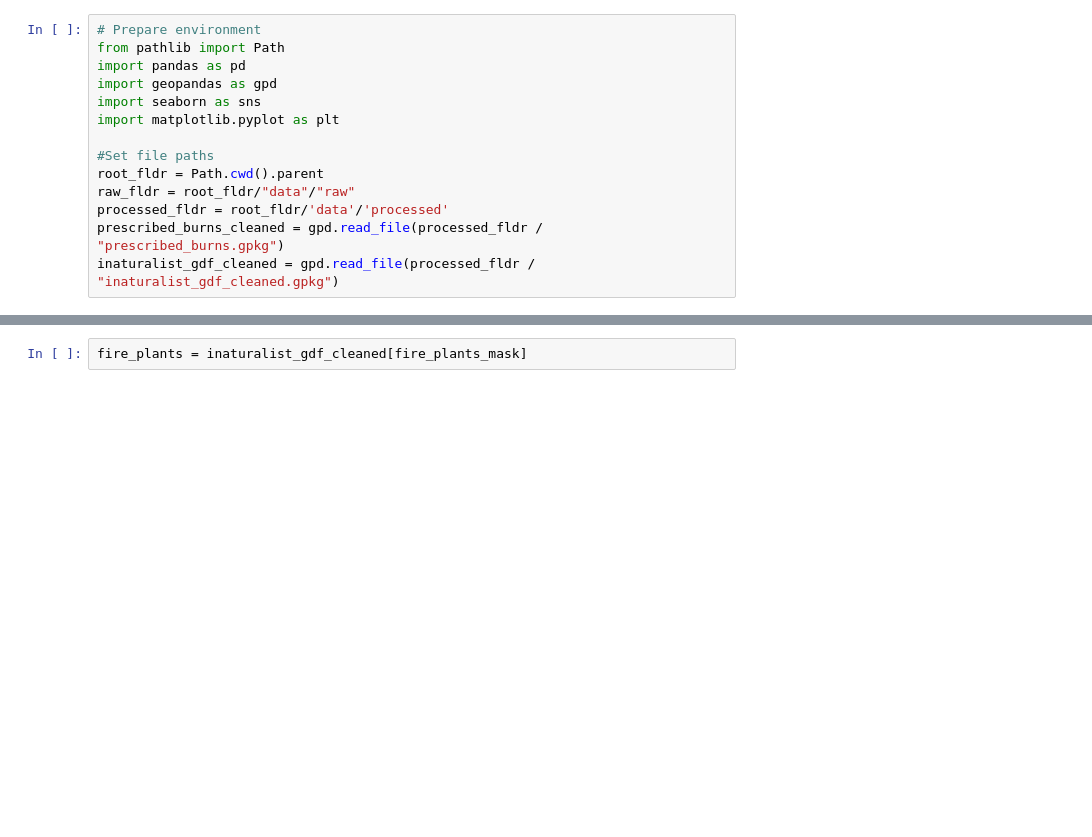
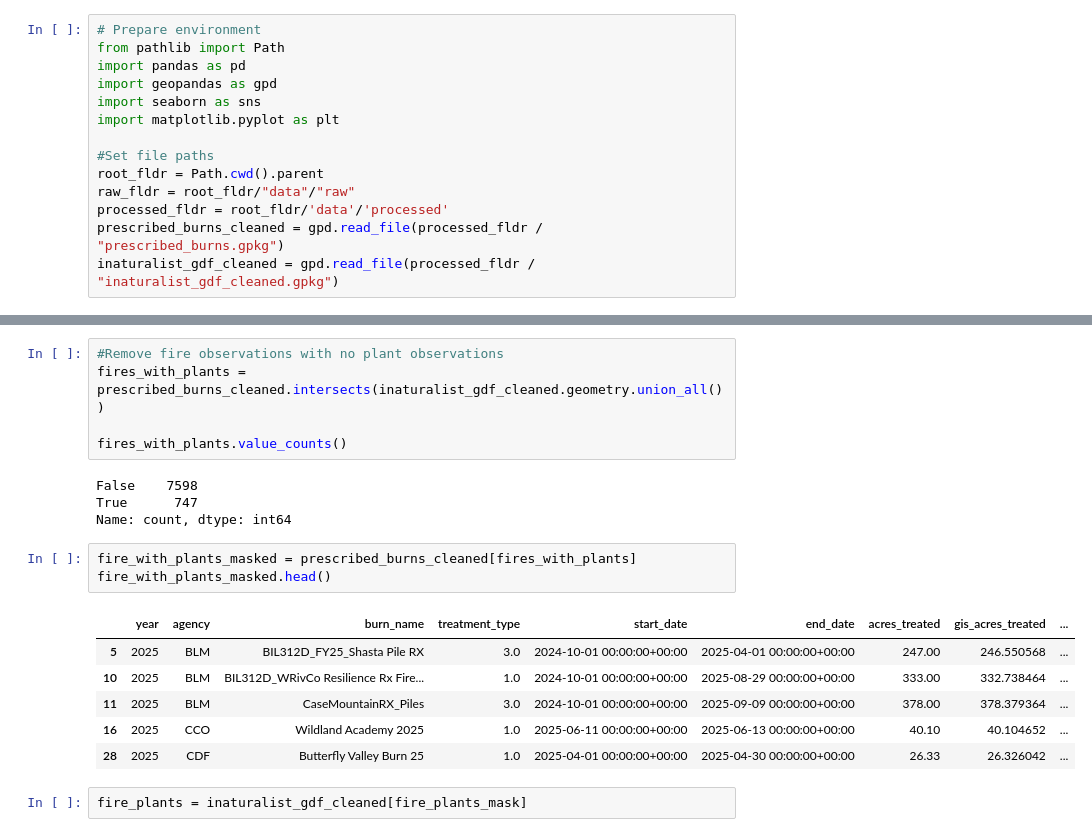
Before and after one commit to JoshG07/Goozman-Woock-Chu, a Jupyter notebook: project/prelim_analysis.ipynb, the cells around one changed output, grey strips where cells are left out. Cells and saved outputs as stored; diff of their text form; blank space fills up the shorter version.

```diff
--- a/project/prelim_analysis.ipynb
+++ b/project/prelim_analysis.ipynb
@@ -24,2 +20,21 @@ Name: count, dtype: int64
+# %%
+#Remove fire observations with no plant observations
+fires_with_plants = prescribed_burns_cleaned.intersects(inaturalist_gdf_cleaned.geometry.union_all())
+
+fires_with_plants.value_counts()
+# %% [output]
+False    7598
+True      747
+Name: count, dtype: int64
+# %%
+fire_with_plants_masked = prescribed_burns_cleaned[fires_with_plants]
+fire_with_plants_masked.head()
+# %% [output]
+|  | year | agency | burn_name | treatment_type | start_date | end_date | acres_treated | gis_acres_treated | ... |
+| 5 | 2025 | BLM | BIL312D_FY25_Shasta Pile RX | 3.0 | 2024-10-01 00:00:00+00:00 | 2025-04-01 00:00:00+00:00 | 247.00 | 246.550568 | ... |
+| 10 | 2025 | BLM | BIL312D_WRivCo Resilience Rx Fire... | 1.0 | 2024-10-01 00:00:00+00:00 | 2025-08-29 00:00:00+00:00 | 333.00 | 332.738464 | ... |
+| 11 | 2025 | BLM | CaseMountainRX_Piles | 3.0 | 2024-10-01 00:00:00+00:00 | 2025-09-09 00:00:00+00:00 | 378.00 | 378.379364 | ... |
+| 16 | 2025 | CCO | Wildland Academy 2025 | 1.0 | 2025-06-11 00:00:00+00:00 | 2025-06-13 00:00:00+00:00 | 40.10 | 40.104652 | ... |
+| 28 | 2025 | CDF | Butterfly Valley Burn 25 | 1.0 | 2025-04-01 00:00:00+00:00 | 2025-04-30 00:00:00+00:00 | 26.33 | 26.326042 | ... |
 # %%
 fire_plants = inaturalist_gdf_cleaned[fire_plants_mask]
```
Also changed, not shown: parts of 3 cells of this notebook.
